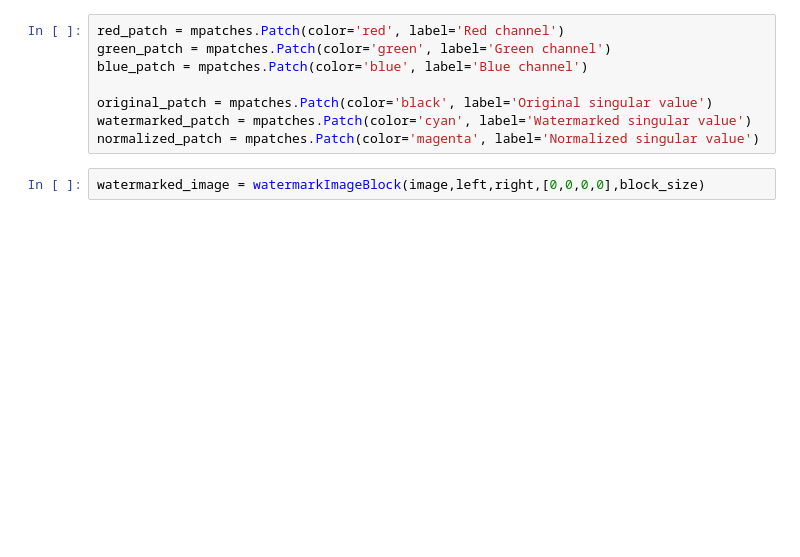
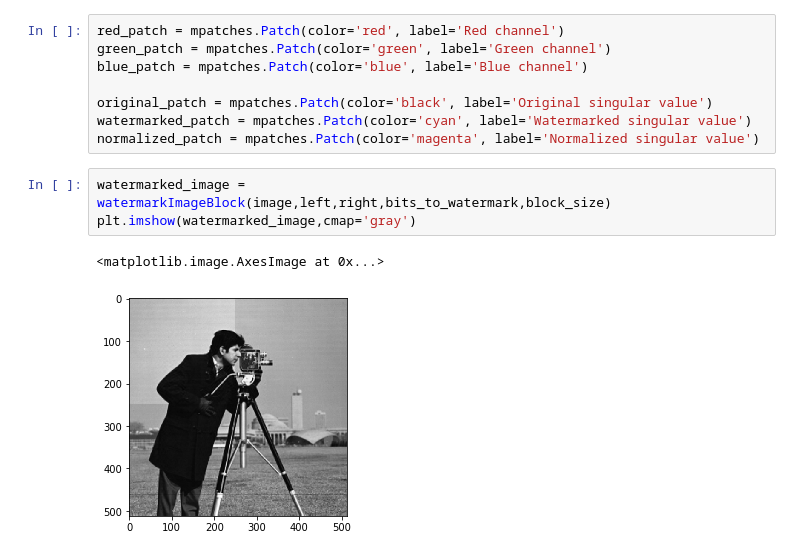
Before and after one commit to NECTEC-Internship/Digital-Image-Watermarking, a Jupyter notebook: BlockImageWatermarking.ipynb, the cells around one changed output. Saved outputs shown, nothing was run; the diff lists cells and outputs as text; blank space fills up the shorter version.

```diff
--- a/BlockImageWatermarking.ipynb
+++ b/BlockImageWatermarking.ipynb
@@ -32,5 +34,9 @@ original_patch = mpatches.Patch(color='black', label='Original singular value')
 watermarked_patch = mpatches.Patch(color='cyan', label='Watermarked singular value')
 normalized_patch = mpatches.Patch(color='magenta', label='Normalized singular value')
 # %%
-watermarked_image = watermarkImageBlock(image,left,right,[0,0,0,0],block_size)
+watermarked_image = watermarkImageBlock(image,left,right,bits_to_watermark,block_size)
+plt.imshow(watermarked_image,cmap='gray')
+# %% [output]
+<matplotlib.image.AxesImage at 0x...>
+[figure, added]
 # %%
```
Also changed, not shown: parts of 2 cells of this notebook, 2 other files.
